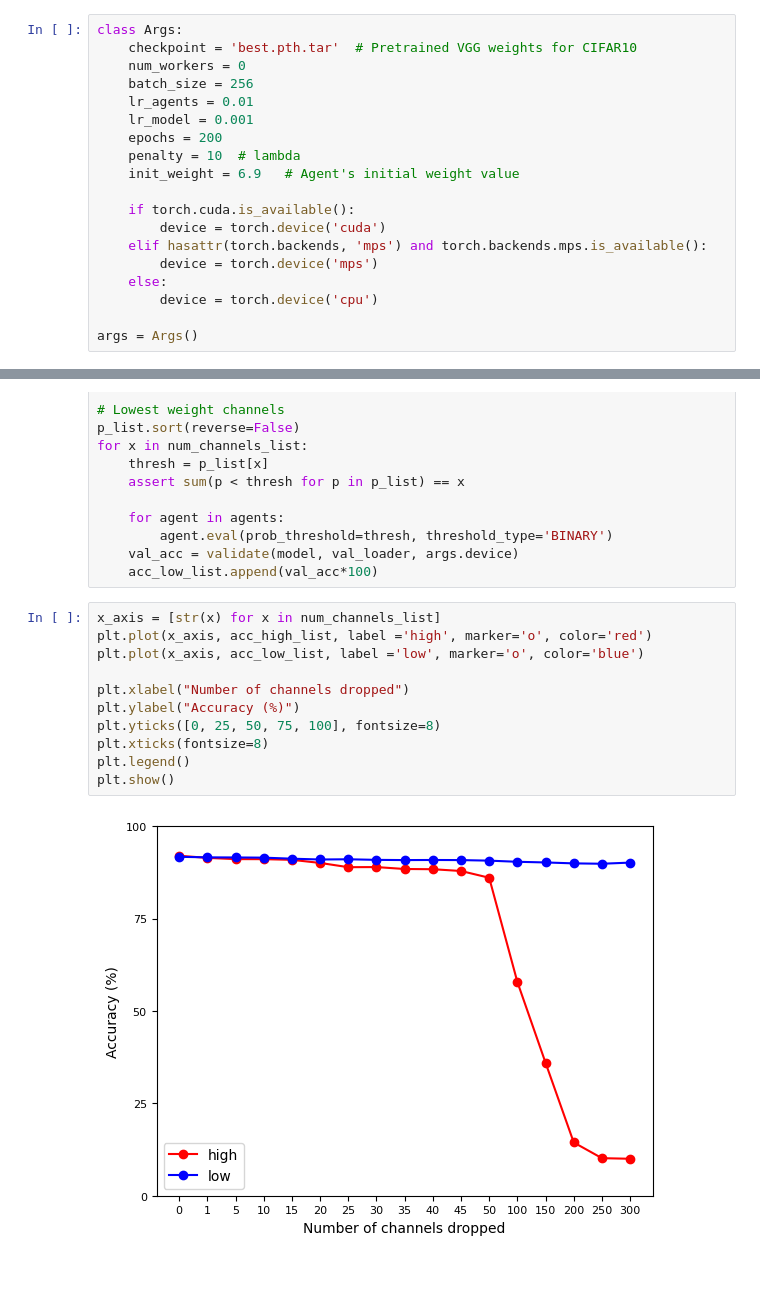
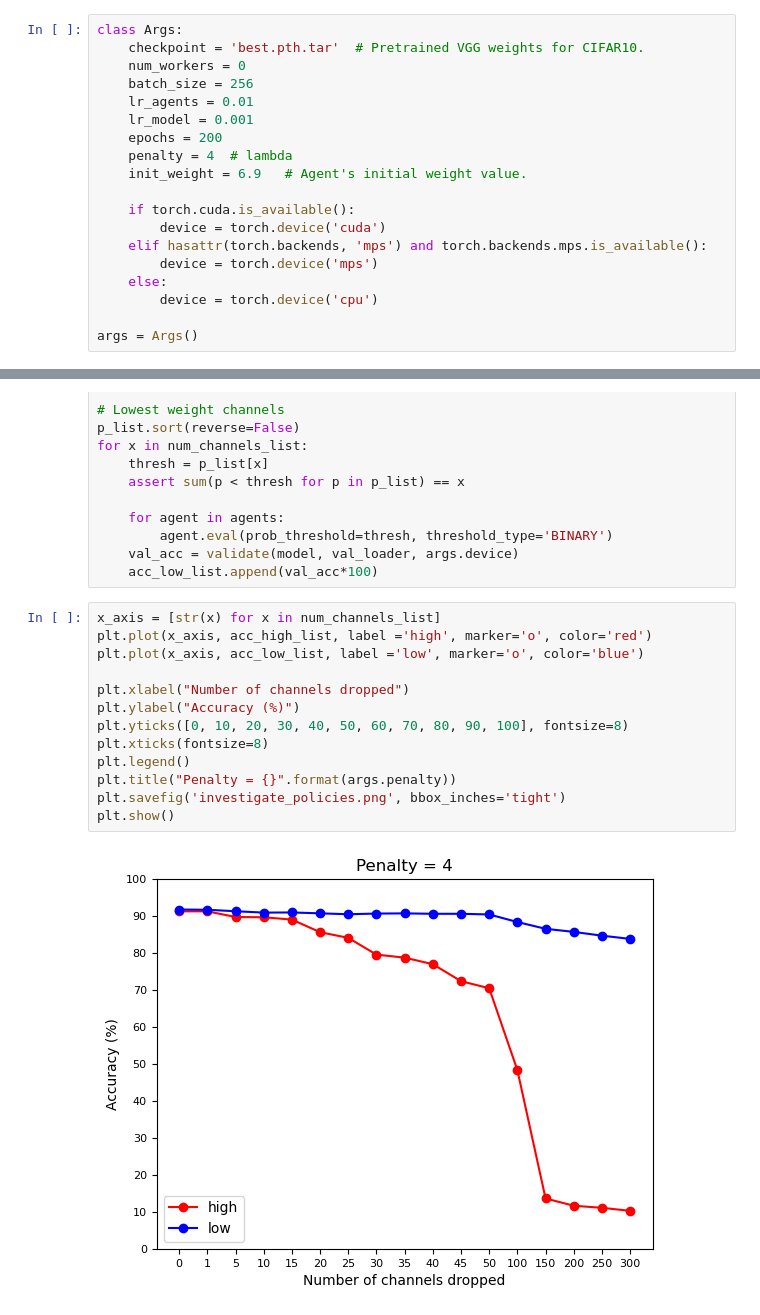
Before and after one commit to sarathknv/rlcv, a Jupyter notebook: decore/investigate_policies.ipynb, the cells around one changed output, grey strips where cells are left out. Drawn from its saved outputs; the diff is of its cells as text; blank space fills up the shorter version.

```diff
--- a/decore/investigate_policies.ipynb
+++ b/decore/investigate_policies.ipynb
@@ -20,14 +19,14 @@ from training_utils import validate, train
 Hyperparameters
 # %%
 class Args:
-    checkpoint = 'best.pth.tar'  # Pretrained VGG weights for CIFAR10
+    checkpoint = 'best.pth.tar'  # Pretrained VGG weights for CIFAR10.
     num_workers = 0
     batch_size = 256
     lr_agents = 0.01
     lr_model = 0.001
     epochs = 200
-    penalty = 10  # lambda
-    init_weight = 6.9   # Agent's initial weight value
+    penalty = 4  # lambda
+    init_weight = 6.9   # Agent's initial weight value.
 
     if torch.cuda.is_available():
         device = torch.device('cuda')
@@ -248,13 +256,15 @@ for x in num_channels_list:
 # %%
 x_axis = [str(x) for x in num_channels_list]
 plt.plot(x_axis, acc_high_list, label ='high', marker='o', color='red')
 plt.plot(x_axis, acc_low_list, label ='low', marker='o', color='blue')
 
 plt.xlabel("Number of channels dropped")
 plt.ylabel("Accuracy (%)")
-plt.yticks([0, 25, 50, 75, 100], fontsize=8)
+plt.yticks([0, 10, 20, 30, 40, 50, 60, 70, 80, 90, 100], fontsize=8)
 plt.xticks(fontsize=8)
 plt.legend()
+plt.title("Penalty = {}".format(args.penalty))
+plt.savefig('investigate_policies.png', bbox_inches='tight')
 plt.show()
 # %% [output]
-[figure, old version]
+[figure, new version]
```
Also changed, not shown: parts of 5 cells of this notebook.
